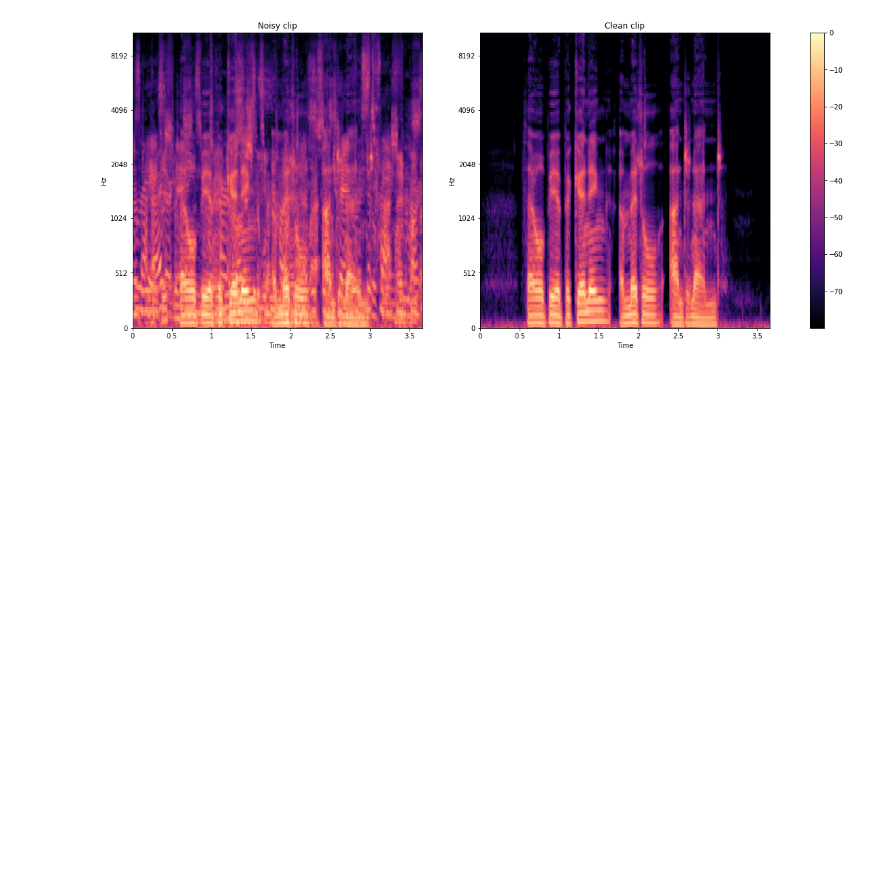
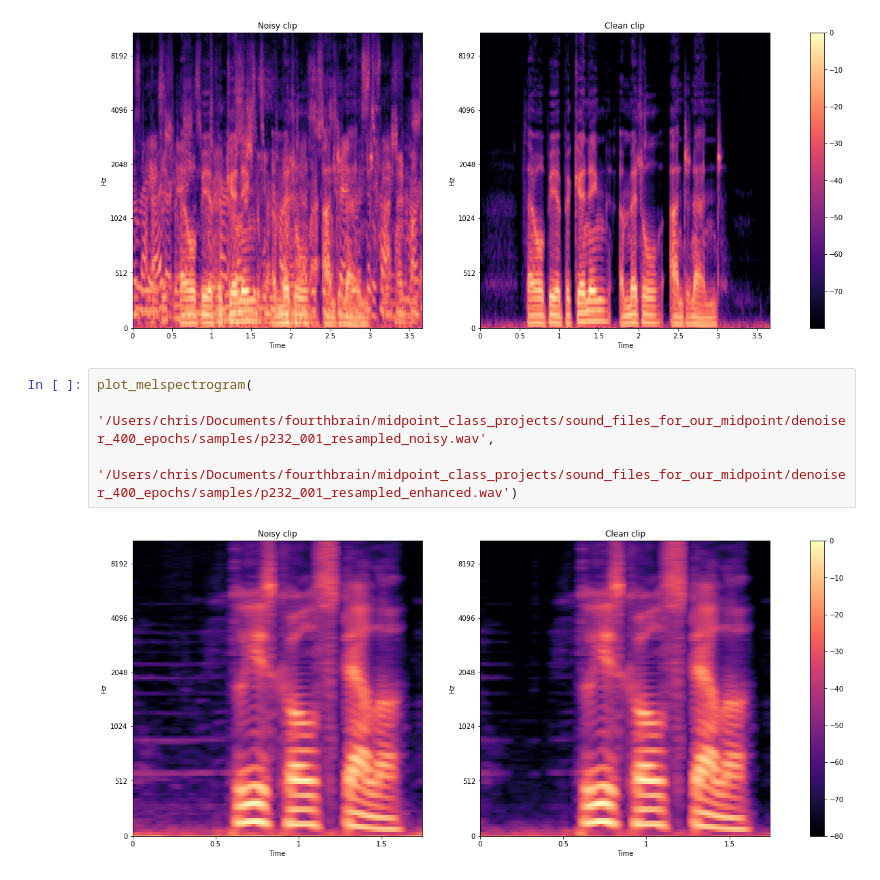
Before and after one commit to chrispmaag/pulseaudio_speech_enhancement, a Jupyter notebook: notebooks/spectogram.ipynb, the cells around one changed output. Drawn from its saved outputs; the diff is of its cells as text; blank space fills up the shorter version.

Commit message:
feat: Plot with 3 spectrograms

```diff
--- a/notebooks/spectogram.ipynb
+++ b/notebooks/spectogram.ipynb
@@ -43,3 +46,9 @@ plot_melspectrogram(
     '/home/jorgesierra/Projects/pulseaudio_speech_enhancement/data/clean_trainset_28spk_wav/p256_123.wav')
 # %% [output]
 [figure]
+# %%
+plot_melspectrogram(
+    '/Users/chris/Documents/fourthbrain/midpoint_class_projects/sound_files_for_our_midpoint/denoiser_400_epochs/samples/p232_001_resampled_noisy.wav',
+    '/Users/chris/Documents/fourthbrain/midpoint_class_projects/sound_files_for_our_midpoint/denoiser_400_epochs/samples/p232_001_resampled_enhanced.wav')
+# %% [output]
+[figure, added]
```
Also changed, not shown: parts of 25 cells of this notebook.
